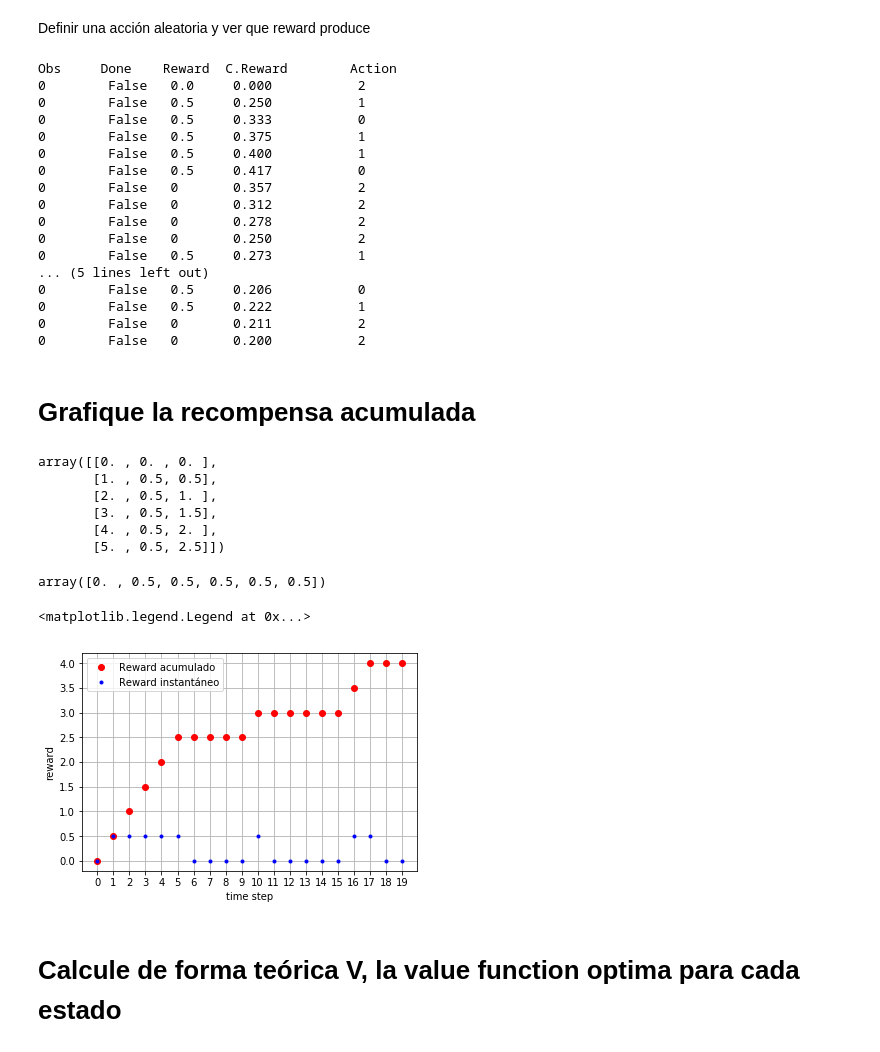
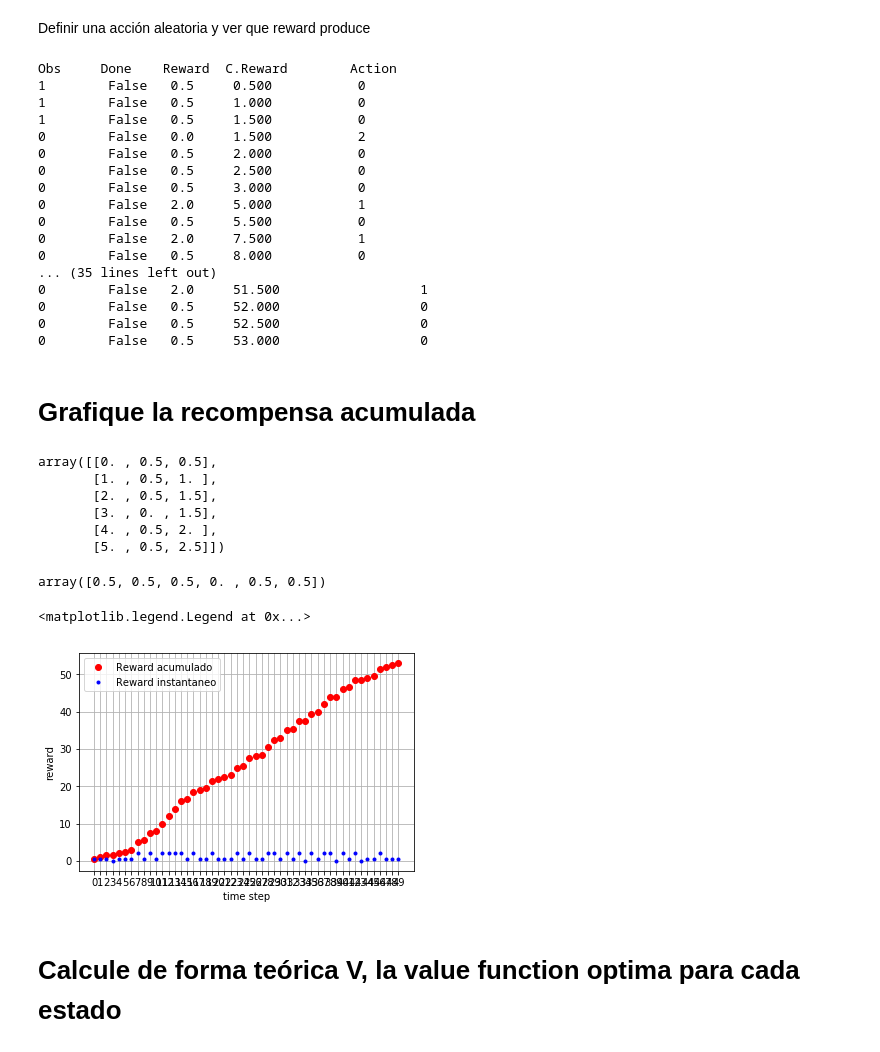
Before and after one commit to LecJackS/Procesos-Markovianos-Para-el-Aprendizaje-Automatico-2019-1C, a Jupyter notebook: TP1.ipynb, the cells around one changed output. Saved outputs shown, nothing was run; the diff lists cells and outputs as text; code cells hidden in the pictures.

```diff
--- a/TP1.ipynb
+++ b/TP1.ipynb
@@ -28,13 +28,13 @@ P = {}
 P[0] = {}
 P[1] = {}
 
-alpha = 1
-beta = 1
+alpha = 0.8
+beta = 0.1
 r_wait = 0.5
 r_search = 2.0
 
 # definimos un ambiente discreto con las transiciones según el gráfico
-def generar_ambiente(alpha=alpha, beta=beta, r_wait=r_wait, r_search=r_wait):
+def generar_ambiente(alpha=alpha, beta=beta, r_wait=r_wait, r_search=r_search):
     P[0][0] = [(1.0, 0, r_wait, False)]
     P[0][1] = [(alpha, 0, r_search, False),
                (1-alpha, 1, r_search, False)]
@@ -52,39 +52,46 @@ env = generar_ambiente()
 # %% [markdown]
 Definir una acción aleatoria y ver que reward produce
 # %%
+env = generar_ambiente()
 print("Obs\tDone\tReward\tC.Reward\tAction")
 verbose=True
 history = []
 rewardAcum = 0
-for i in range(20):
-    action = env.action_space.sample()
-    observation, reward, done, info = env.step(action)
+state=1 # < starting state
+for i in range(50):
+    #action = env.action_space.sample()
+    if state == 1:
+        action = np.random.choice([0,1,2])
+    else:
+        action = np.random.choice([0,1])
+    #print(action)
+    state, reward, done, info = env.step(action)
     if done:
         observation = env.reset()
     rewardAcum += reward
     elemHist = np.array([i, reward, rewardAcum])
     history.append(elemHist)
     if verbose:
-        print(observation,"\t", done,"\t", reward, "\t", "%.3f" % (rewardAcum/(i+1)), "\t\t", action)
+        print(state,"\t", done,"\t", reward, "\t", "%.3f" % rewardAcum, "\t\t", action)
     env.close()
 # %% [output]
 Obs     Done    Reward  C.Reward        Action
-0        False   0.0     0.000           2
-0        False   0.5     0.250           1
-0        False   0.5     0.333           0
-0        False   0.5     0.375           1
-0        False   0.5     0.400           1
-0        False   0.5     0.417           0
-0        False   0       0.357           2
-0        False   0       0.312           2
-0        False   0       0.278           2
-0        False   0       0.250           2
-0        False   0.5     0.273           1
-... (5 lines left out)
-0        False   0.5     0.206           0
-0        False   0.5     0.222           1
-0        False   0       0.211           2
-0        False   0       0.200           2
+1        False   0.5     0.500           0
+1        False   0.5     1.000           0
+1        False   0.5     1.500           0
+0        False   0.0     1.500           2
+0        False   0.5     2.000           0
+0        False   0.5     2.500           0
+0        False   0.5     3.000           0
+0        False   2.0     5.000           1
+0        False   0.5     5.500           0
+0        False   2.0     7.500           1
+0        False   0.5     8.000           0
+... (35 lines left out)
+0        False   2.0     51.500                  1
+0        False   0.5     52.000                  0
+0        False   0.5     52.500                  0
+0        False   0.5     53.000                  0
 # %% [markdown]
 # Grafique la recompensa acumulada
 # %%
@@ -92,29 +99,29 @@ Obs     Done    Reward  C.Reward        Action
 history = np.array(history)
 history[0:6]
 # %% [output]
-array([[0. , 0. , 0. ],
-       [1. , 0.5, 0.5],
-       [2. , 0.5, 1. ],
-       [3. , 0.5, 1.5],
+array([[0. , 0.5, 0.5],
+       [1. , 0.5, 1. ],
+       [2. , 0.5, 1.5],
+       [3. , 0. , 1.5],
        [4. , 0.5, 2. ],
        [5. , 0.5, 2.5]])
 # %%
 # so I can do this
 history[0:6, 1]
 # %% [output]
-array([0. , 0.5, 0.5, 0.5, 0.5, 0.5])
+array([0.5, 0.5, 0.5, 0. , 0.5, 0.5])
 # %%
 plt.grid()
 plt.xlabel("time step")
 plt.ylabel("reward")
 plt.xticks(np.arange(0,len(history),1))
 plt.plot(history[:,0], history[:,2], 'ro', label='Reward acumulado')
-plt.plot(history[:,0], history[:,1], 'b.', label='Reward instantáneo')
+plt.plot(history[:,0], history[:,1], 'b.', label='Reward instantaneo')
 
 plt.legend()
 # %% [output]
 <matplotlib.legend.Legend at 0x...>
-[figure, old version]
+[figure, new version]
 # %% [markdown]
 # Calcule de forma teórica V, la value function optima para cada estado
 # %% [markdown]
```
Also changed, not shown: parts of 13 cells of this notebook, 1 other file.
